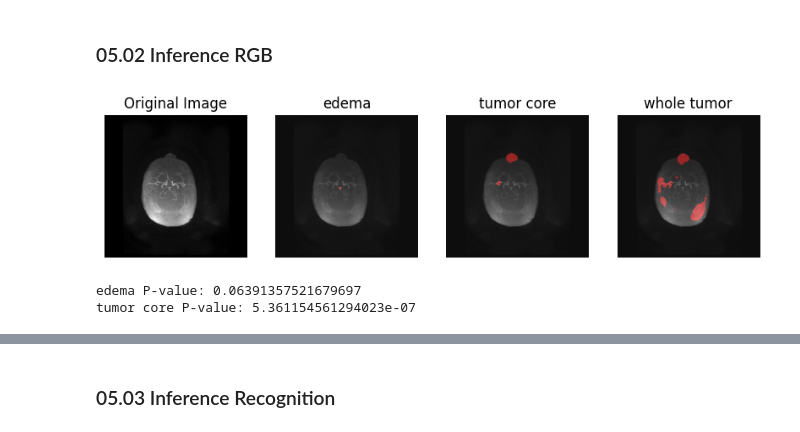
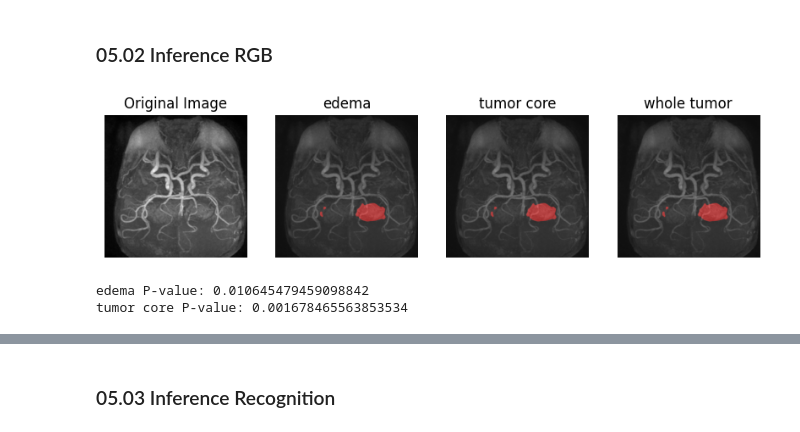
Before and after one commit to azzindani/04_Bio_Medical, a Jupyter notebook: DCM_BP_Brain_MRI_v1.ipynb, the cells around one changed output, grey strips where cells are left out. Saved outputs shown, nothing was run; the diff lists cells and outputs as text; code cells hidden in the pictures.

```diff
--- a/DCM_BP_Brain_MRI_v1.ipynb
+++ b/DCM_BP_Brain_MRI_v1.ipynb
@@ -249,7 +249,7 @@ zipfile.extractall() #'''
 root_dir = './'
 
 file_format = '.dcm'
-n = 5
+n = 6
 file_paths = []
 
 for root, dirs, files in os.walk(root_dir):
@@ -370,14 +378,22 @@ text_prompt = ['edema', 'tumor core', 'whole tumor']
 # %%
 text_prompt = ['edema', 'tumor core', 'whole tumor']
 modality = 'MRI-FLAIR-Brain'
+
+dicom_data = pydicom.dcmread(file_paths[1])
+image_data = dicom_data.pixel_array
+
+image_data = ((image_data - np.min(image_data)) / (np.max(image_data) - np.min(image_data)) * 255).astype(np.uint8)
+
+png_path = 'output_dcm.png'
+imageio.imwrite(png_path, image_data)
 
 image, pred_mask = inference_rgb(png_path, text_prompt)
 
 for i in range(len(pred_mask) - 1):
   adj_pvalue = check_mask_stats(image, pred_mask[i] * 255, modality, text_prompt[i])
   print(f'{text_prompt[i]} P-value: {adj_pvalue}')
 # %% [output]
-[figure, old version]
+[figure, new version]
-edema P-value: 0.06391357521679697
-tumor core P-value: 5.361154561294023e-07
+edema P-value: 0.010645479459098842
+tumor core P-value: 0.001678465563853534
 # %%
```
Also changed, not shown: parts of 15 cells of this notebook.
